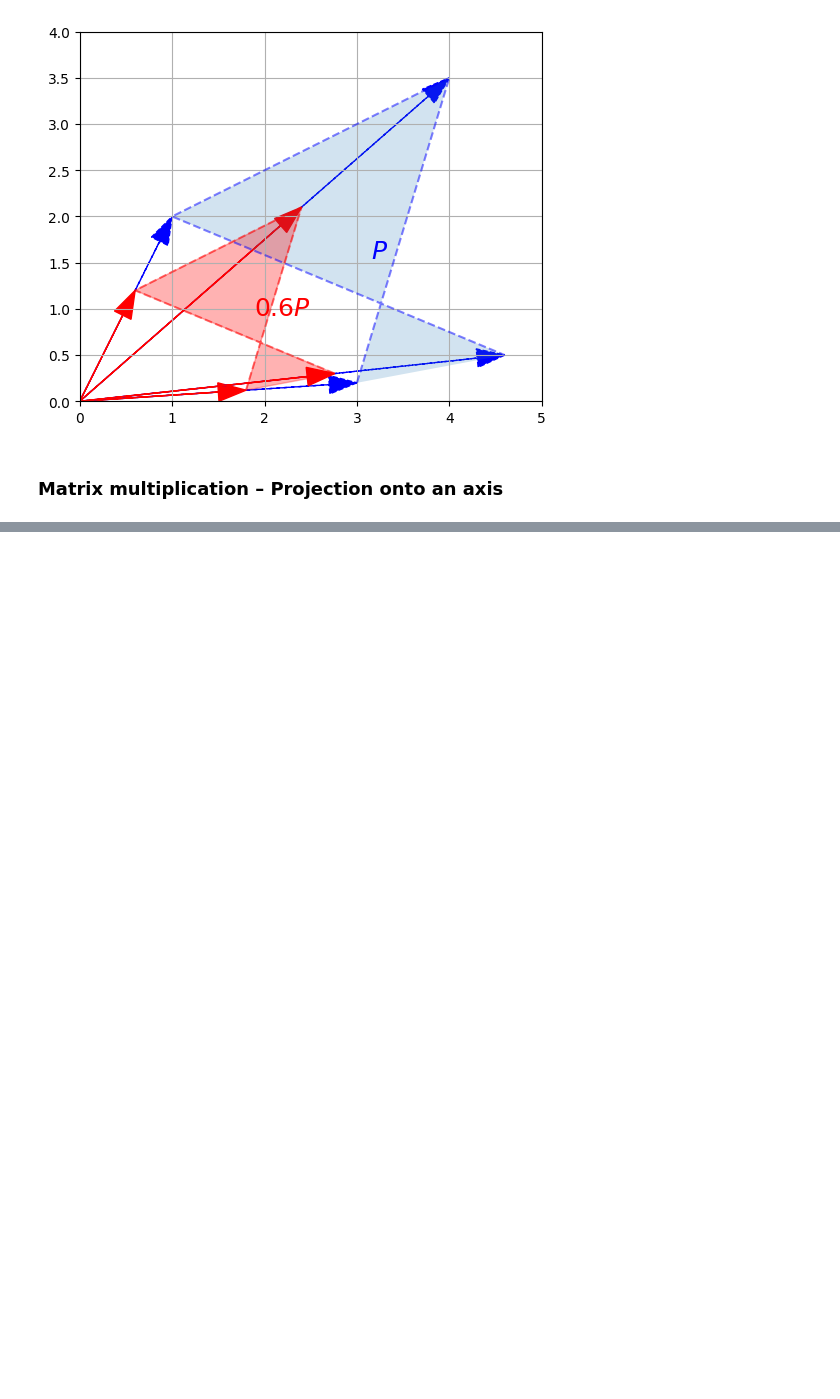
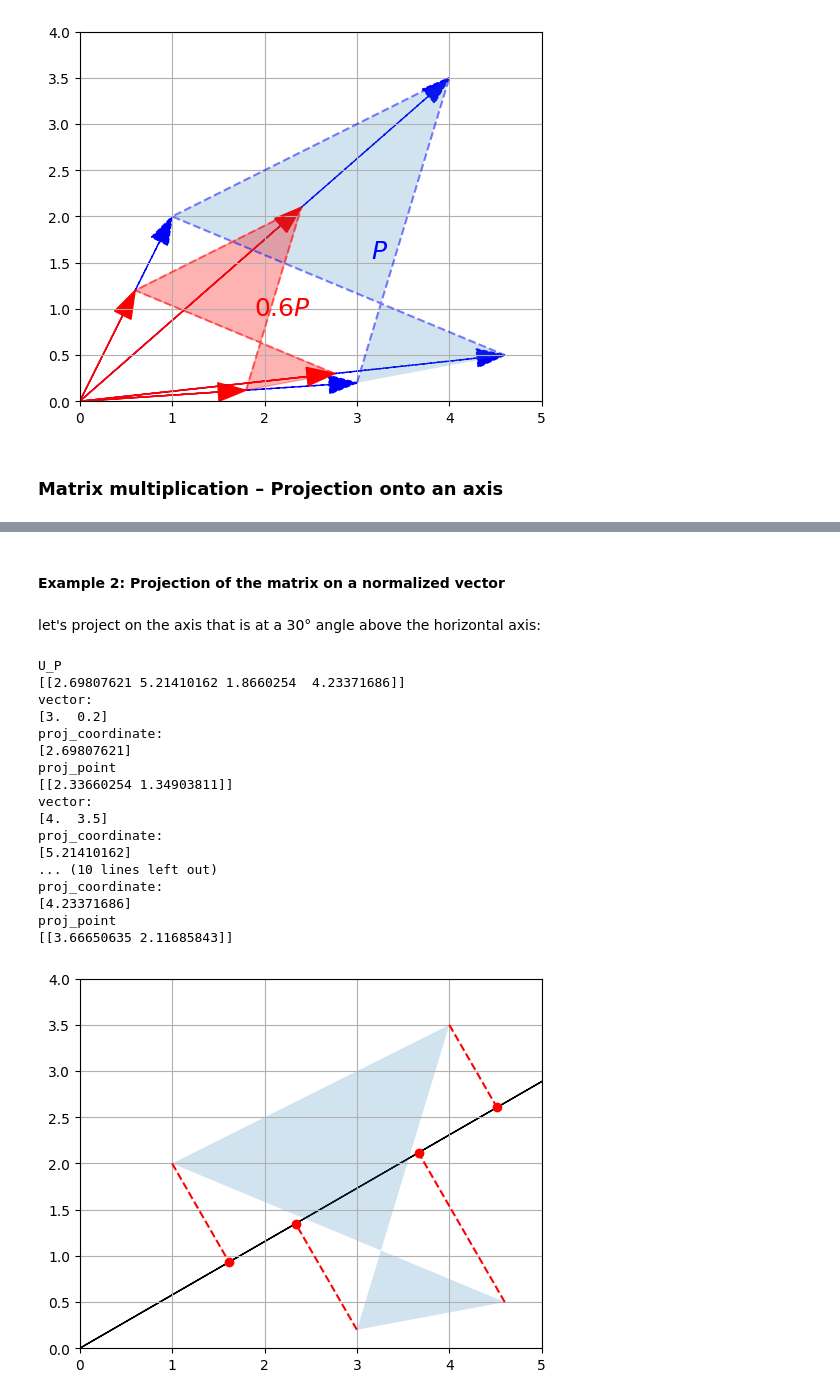
Before and after one commit to badiibayoudh/Machine-learning, a Jupyter notebook: linear_algebra.ipynb, the cells around one changed output, grey strips where cells are left out. Drawn from its saved outputs; the diff is of its cells as text; code cells hidden in the pictures; blank space fills up the shorter version.

```diff
--- a/linear_algebra.ipynb
+++ b/linear_algebra.ipynb
@@ -554,0 +629,28 @@ plt.show()
+# %% [markdown]
+#### Example 2: Projection of the matrix on a normalized vector
+# %% [markdown]
+let's project on the axis that is at a 30° angle above the horizontal axis:
+# %%
+angle30 = 30 * np.pi / 180  # angle in radians
+U_30 = np.array([[np.cos(angle30), np.sin(angle30)]])
+
+plot_projection(U_30, P)
+# %% [output]
+U_P
+[[2.69807621 5.21410162 1.8660254  4.23371686]]
+vector:
+[3.  0.2]
+proj_coordinate:
+[2.69807621]
+proj_point
+[[2.33660254 1.34903811]]
+vector:
+[4.  3.5]
+proj_coordinate:
+[5.21410162]
+... (10 lines left out)
+proj_coordinate:
+[4.23371686]
+proj_point
+[[3.66650635 2.11685843]]
+[figure, added]
```
Also changed, not shown: parts of 9 cells of this notebook.
